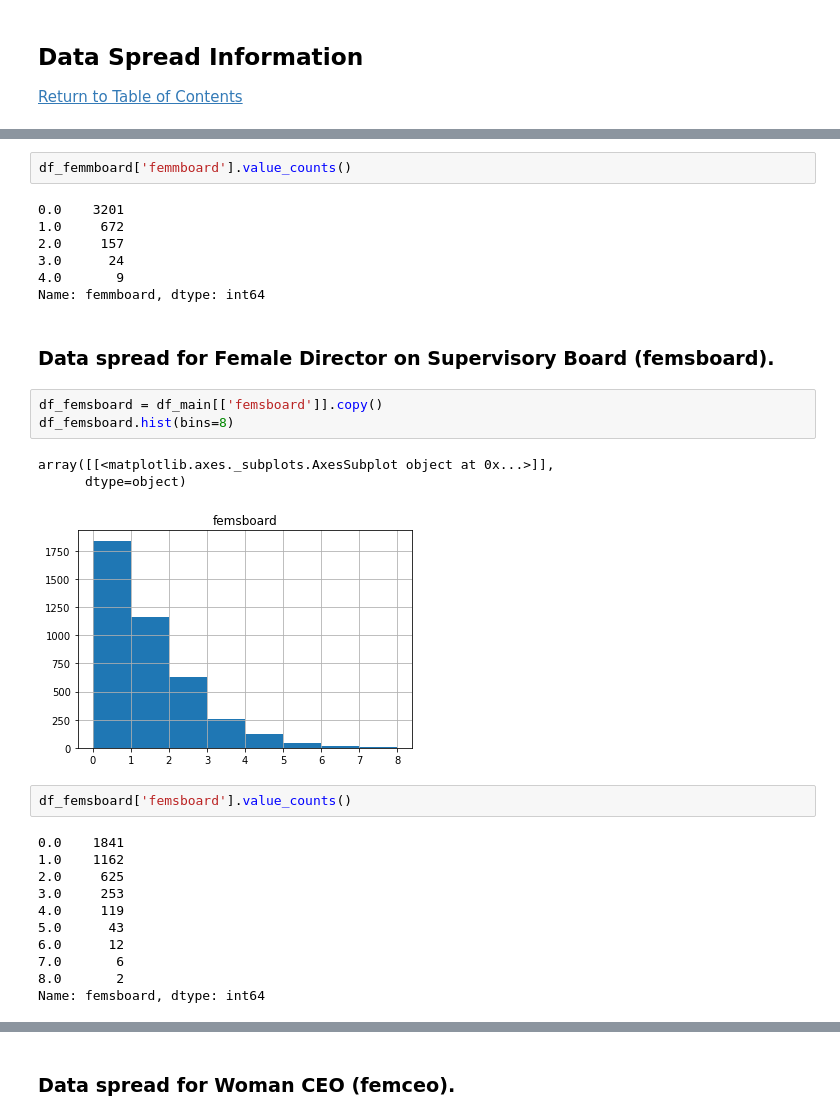
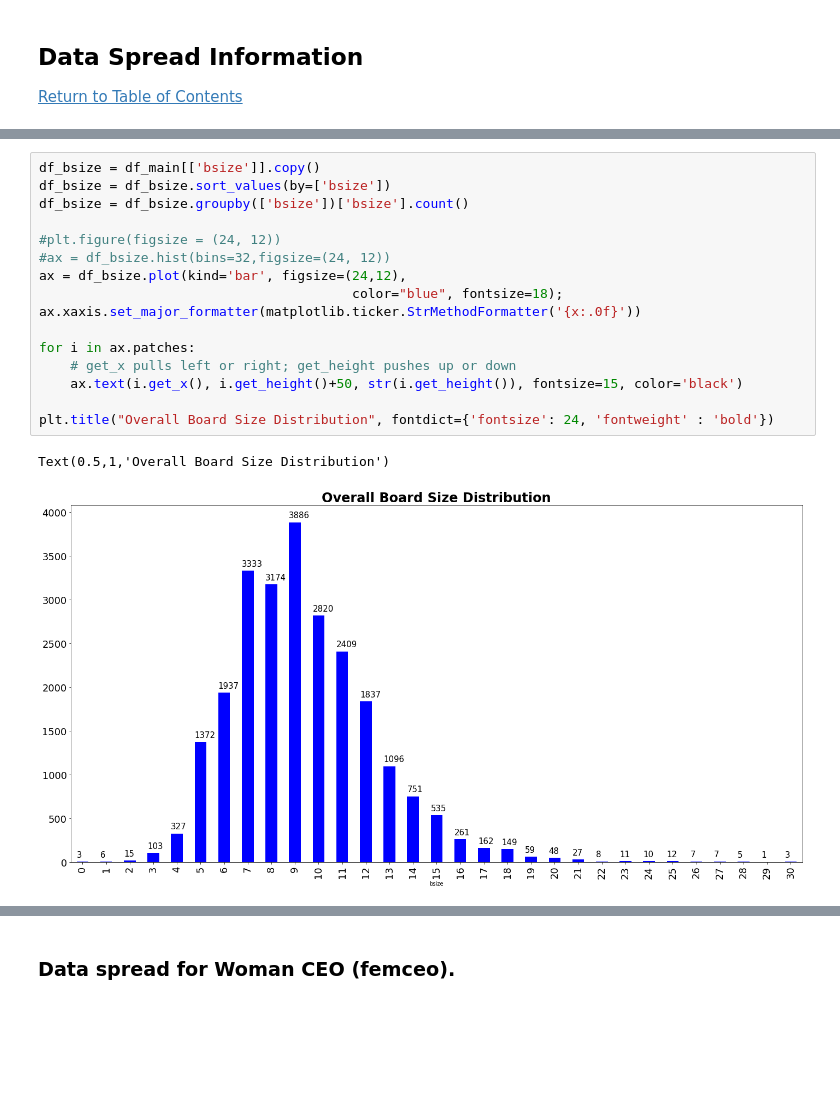
Before and after one commit to etokrug/GroupProject, a Jupyter notebook: GroupProject.ipynb, the cells around one changed output, grey strips where cells are left out. Cells and saved outputs as stored; diff of their text form; blank space fills up the shorter version.

```diff
--- a/GroupProject.ipynb
+++ b/GroupProject.ipynb
@@ -238,31 +192,19 @@ array([[<matplotlib.axes._subplots.AxesSubplot object at 0x...>]],
-# %%
-df_femmboard['femmboard'].value_counts()
-# %% [output]
-0.0    3201
-1.0     672
-2.0     157
-3.0      24
-4.0       9
-Name: femmboard, dtype: int64
-# %% [markdown]
-### Data spread for Female Director on Supervisory Board (femsboard).
-# %%
-df_femsboard = df_main[['femsboard']].copy()
-df_femsboard.hist(bins=8)
-# %% [output]
-array([[<matplotlib.axes._subplots.AxesSubplot object at 0x...>]],
-      dtype=object)
-[figure, removed]
-# %%
-df_femsboard['femsboard'].value_counts()
-# %% [output]
-0.0    1841
-1.0    1162
-2.0     625
-3.0     253
-4.0     119
-5.0      43
-6.0      12
-7.0       6
-8.0       2
-Name: femsboard, dtype: int64
+# %%
+df_bsize = df_main[['bsize']].copy()
+df_bsize = df_bsize.sort_values(by=['bsize'])
+df_bsize = df_bsize.groupby(['bsize'])['bsize'].count()
+
+#plt.figure(figsize = (24, 12))
+#ax = df_bsize.hist(bins=32,figsize=(24, 12))
+ax = df_bsize.plot(kind='bar', figsize=(24,12),
+                                        color="blue", fontsize=18);
+ax.xaxis.set_major_formatter(matplotlib.ticker.StrMethodFormatter('{x:.0f}'))
+
+for i in ax.patches:
+    # get_x pulls left or right; get_height pushes up or down
+    ax.text(i.get_x(), i.get_height()+50, str(i.get_height()), fontsize=15, color='black')
+
+plt.title("Overall Board Size Distribution", fontdict={'fontsize': 24, 'fontweight' : 'bold'})
+# %% [output]
+Text(0.5,1,'Overall Board Size Distribution')
+[figure, added]
```
Also changed, not shown: parts of 47 cells of this notebook.
